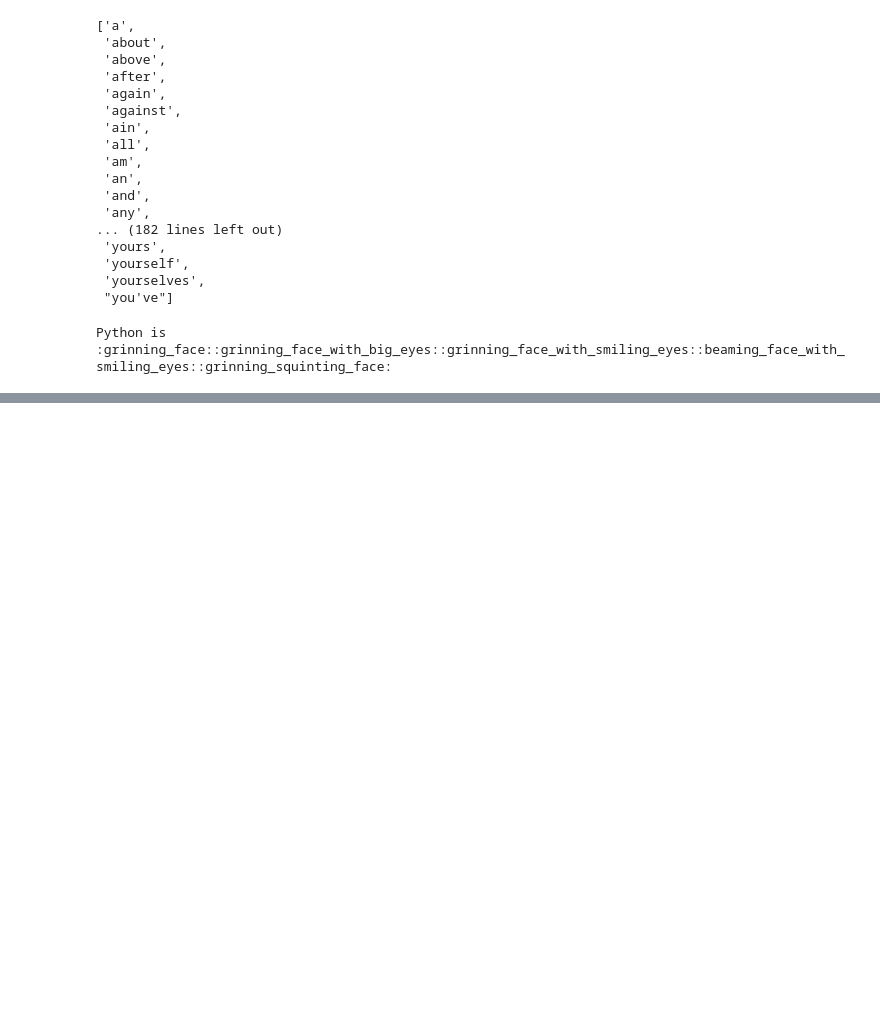
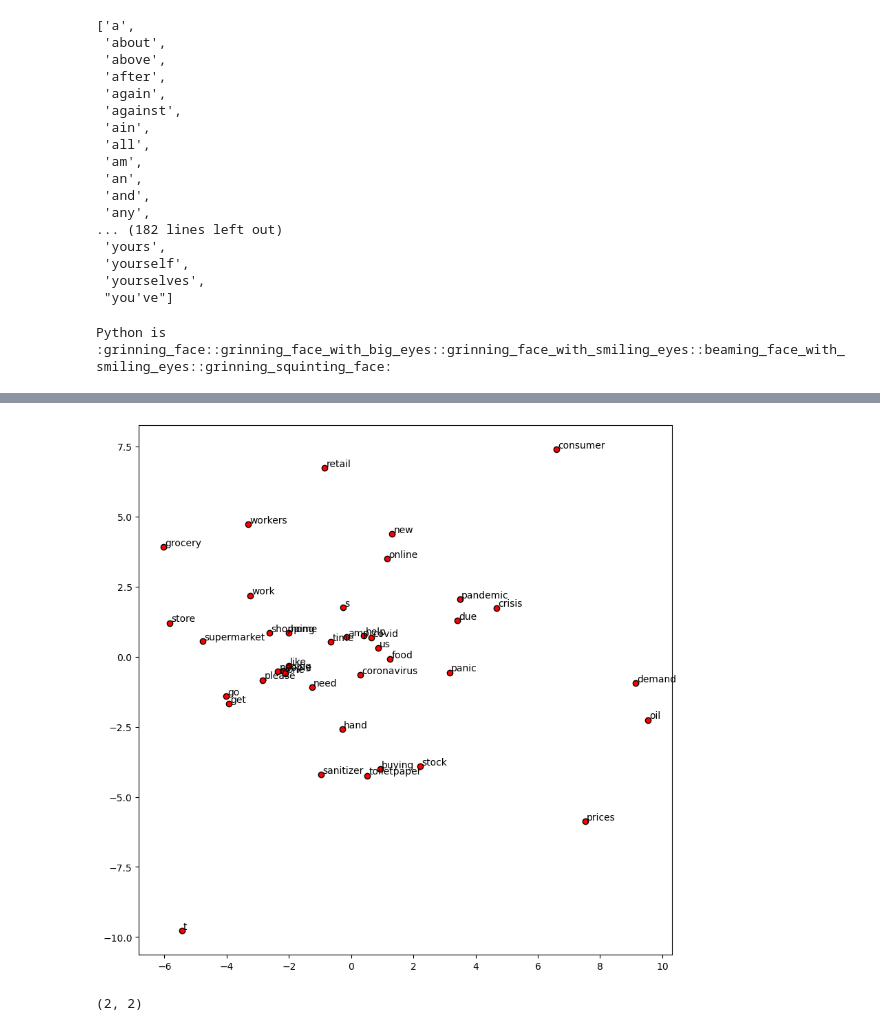
Before and after one commit to Naman-Agrawal19/DL, a Jupyter notebook: NLP.ipynb, the cells around one changed output, grey strips where cells are left out. Cells and saved outputs as stored; diff of their text form; code cells hidden in the pictures; blank space fills up the shorter version.

```diff
--- a/NLP.ipynb
+++ b/NLP.ipynb
@@ -265,0 +2637,4 @@ Python is  :grinning_face::grinning_face_with_big_eyes::grinning_face_with_smili
+# %%
+display_pca(w2v,list(w2v.wv.key_to_index)[:40])
+# %% [output]
+[figure, added]
@@ -265,0 +2643,5 @@ Python is  :grinning_face::grinning_face_with_big_eyes::grinning_face_with_smili
+# %%
+model = Word2Vec.load("/media/naman/NewVolume/Ubuntu/temp/gensim_data/ourmodel.model")
+model.train([["hello", "world"]], total_examples=1, epochs=1)
+# %% [output]
+(2, 2)
```
Also changed, not shown: parts of 181 cells of this notebook, 21 other files.
